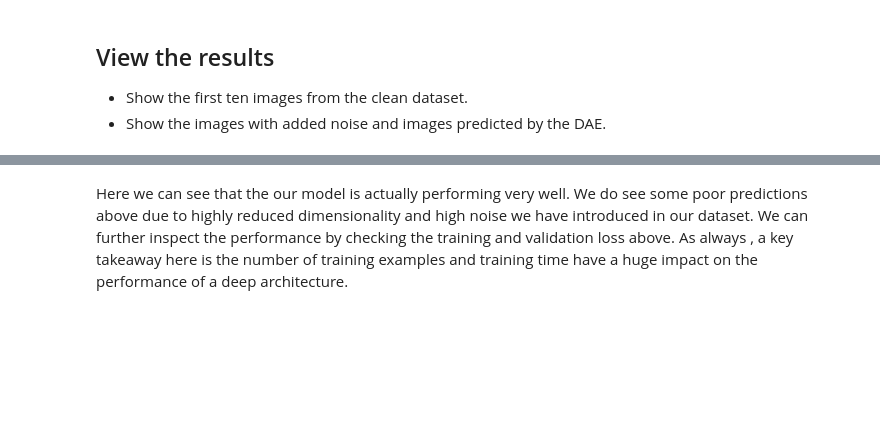
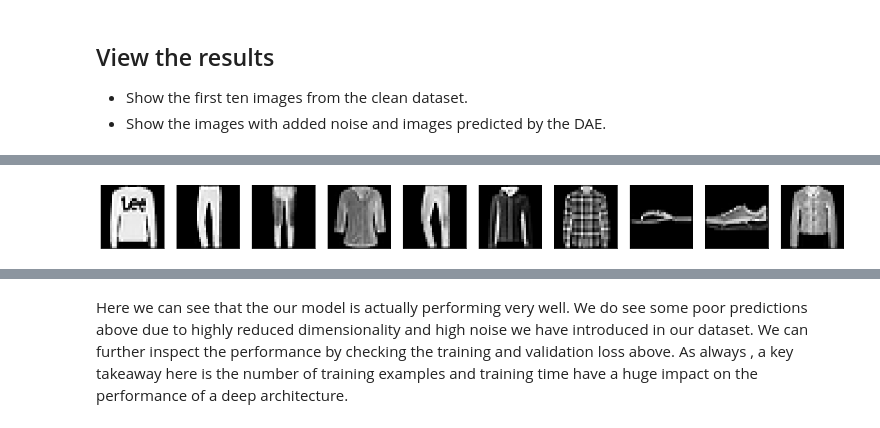
Before and after one commit to steeznation16/dsc-4-45-06-denoising-autoencoders-lab-online-ds-ft-100118, a Jupyter notebook: index.ipynb, the cells around one changed output, grey strips where cells are left out. Drawn from its saved outputs; the diff is of its cells as text; code cells hidden in the pictures; blank space fills up the shorter version.

```diff
--- a/index.ipynb
+++ b/index.ipynb
@@ -40,0 +37,17 @@ MNIST
+# %%
+from keras.datasets import fashion_mnist
+
+img_rows, img_cols = 28, 28
+input_shape = (img_rows * img_cols, )
+
+(X_train, _), (X_test, _) = fashion_mnist.load_data()
+
+X_train = X_train.reshape(X_train.shape[0], img_rows*img_cols)
+X_test = X_test.reshape(X_test.shape[0], img_rows*img_cols)
+
+X_train = X_train.astype('float32') / 255
+X_test = X_test.astype('float32') / 255
+
+print('MNIST\n')
+print(X_train.shape[0], 'training samples')
+print(X_test.shape[0], 'training samples')
@@ -121,0 +150,11 @@ Epoch 30/30
+# %%
+n=10
+plt.figure(figsize = (20,4))
+for i in range(1, n+1):
+    ax = plt.subplot(2, n, i)
+    plt.imshow(X_test[i].reshape(28,28))
+    plt.gray()
+    ax.get_xaxis().set_visible(False)
+    ax.get_yaxis().set_visible(False)
+# %% [output]
+[figure, added]
```
Also changed, not shown: parts of 13 cells of this notebook.
